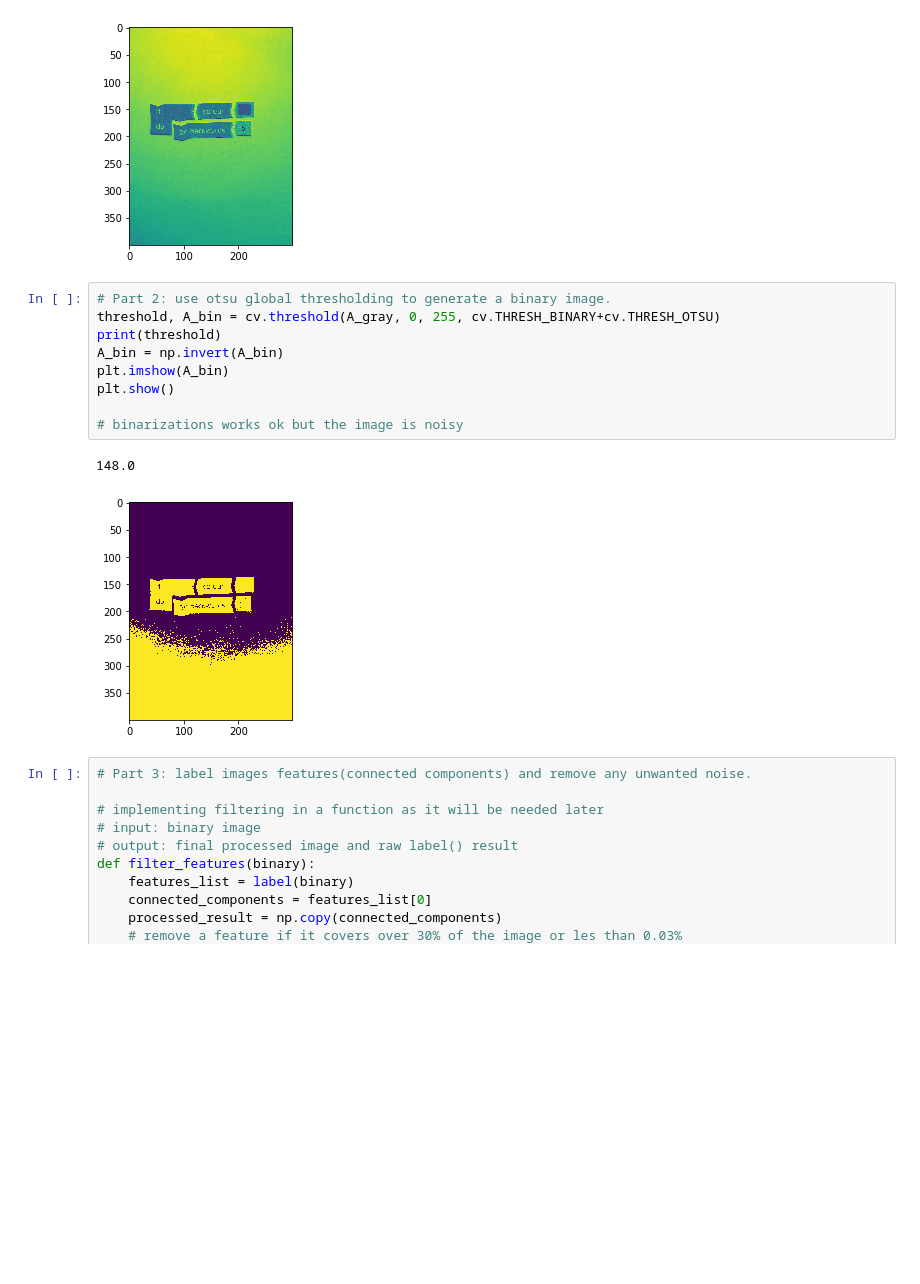
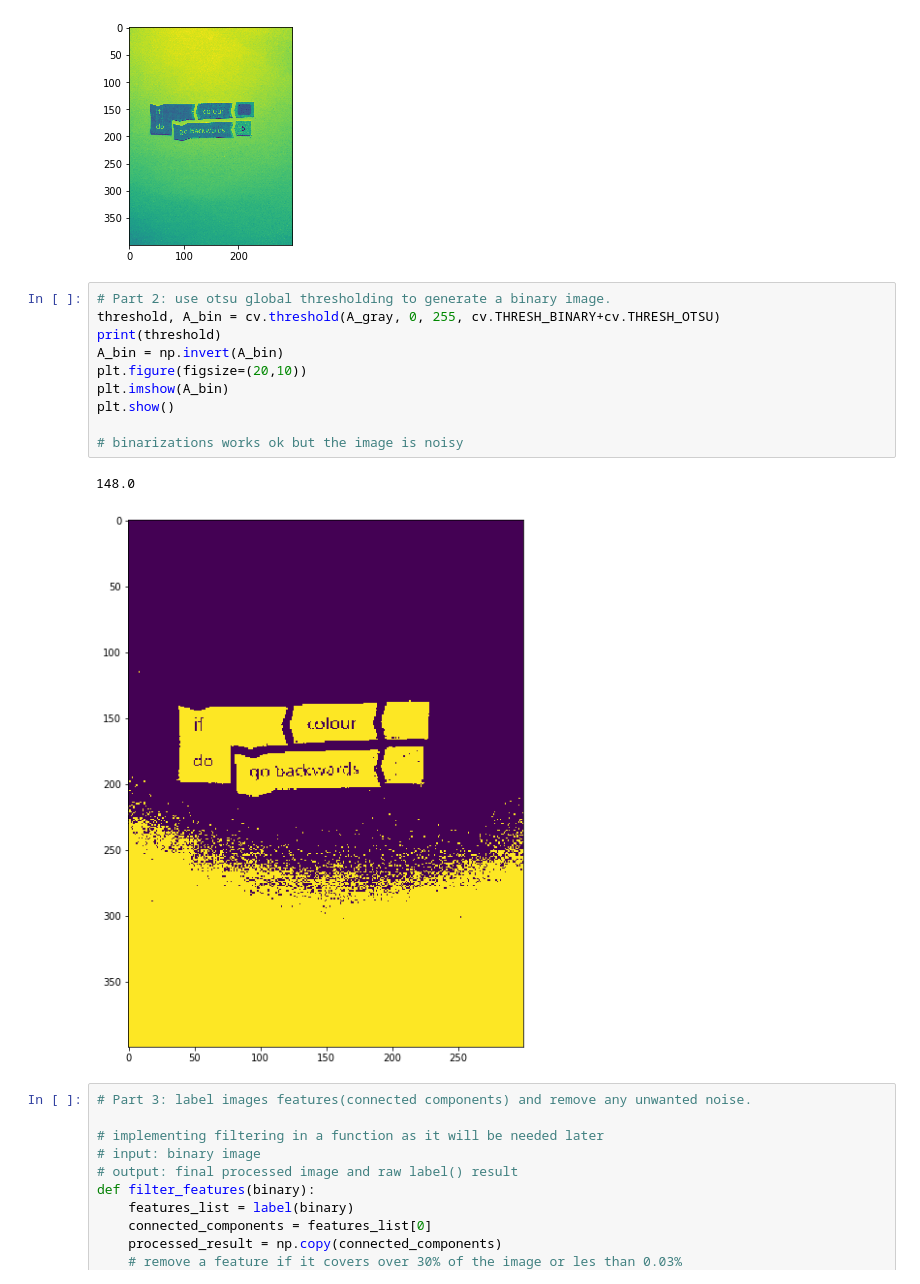
Before and after one commit to VasilisPoulos/tangibles-recognition, a Jupyter notebook: codeblock_segmentation.ipynb, the cells around one changed output. Saved outputs shown, nothing was run; the diff lists cells and outputs as text; blank space fills up the shorter version.

```diff
--- a/codeblock_segmentation.ipynb
+++ b/codeblock_segmentation.ipynb
@@ -21,15 +21,16 @@ plt.show()
 # %%
 # Part 2: use otsu global thresholding to generate a binary image.
 threshold, A_bin = cv.threshold(A_gray, 0, 255, cv.THRESH_BINARY+cv.THRESH_OTSU)
 print(threshold)
 A_bin = np.invert(A_bin)
+plt.figure(figsize=(20,10))
 plt.imshow(A_bin)
 plt.show()
 
 # binarizations works ok but the image is noisy
 # %% [output]
 148.0
-[figure, old version]
+[figure, new version]
 # %%
 # Part 3: label images features(connected components) and remove any unwanted noise.
 
```
